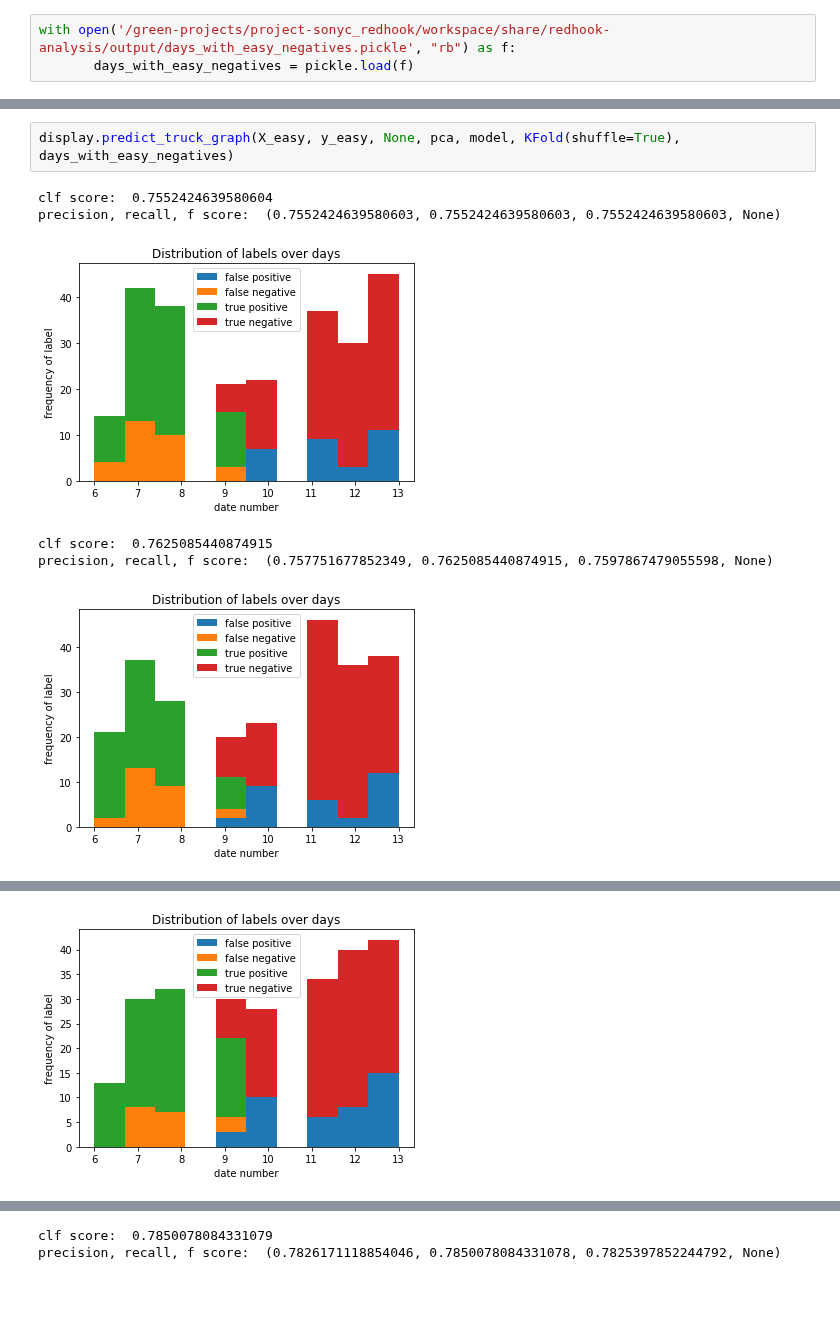
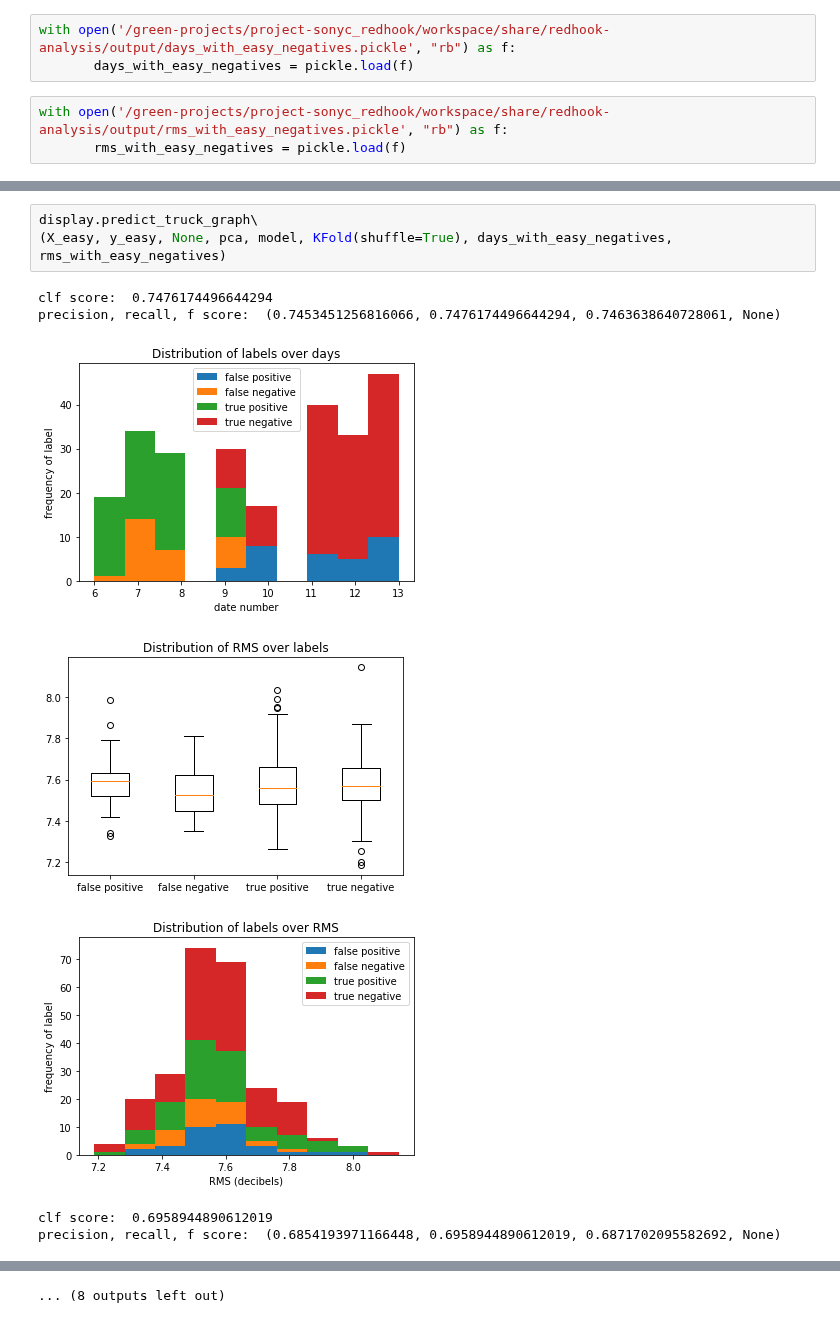
Before and after one commit to marin-hyatt/public-redhook-analysis, a Jupyter notebook: notebooks/Example_Model.ipynb, the cells around one changed output, grey strips where cells are left out. Cells and saved outputs as stored; diff of their text form; blank space fills up the shorter version.

```diff
--- a/notebooks/Example_Model.ipynb
+++ b/notebooks/Example_Model.ipynb
@@ -28,3 +28,6 @@ with open('/green-projects/project-sonyc_redhook/workspace/share/redhook-analysi
 # %%
 with open('/green-projects/project-sonyc_redhook/workspace/share/redhook-analysis/output/days_with_easy_negatives.pickle', "rb") as f:
        days_with_easy_negatives = pickle.load(f)
+# %%
+with open('/green-projects/project-sonyc_redhook/workspace/share/redhook-analysis/output/rms_with_easy_negatives.pickle', "rb") as f:
+       rms_with_easy_negatives = pickle.load(f)
@@ -31,9 +37,11 @@ with open('/green-projects/project-sonyc_redhook/workspace/share/redhook-analysi
 # %%
-display.predict_truck_graph(X_easy, y_easy, None, pca, model, KFold(shuffle=True), days_with_easy_negatives)
+display.predict_truck_graph\
+(X_easy, y_easy, None, pca, model, KFold(shuffle=True), days_with_easy_negatives, rms_with_easy_negatives)
 # %% [output]
-clf score:  0.7552424639580604
-precision, recall, f score:  (0.7552424639580603, 0.7552424639580603, 0.7552424639580603, None)
+clf score:  0.7476174496644294
+precision, recall, f score:  (0.7453451256816066, 0.7476174496644294, 0.7463638640728061, None)
-[figure, old version]
+[figure, new version]
+[figure, new version]
+[figure, new version]
-clf score:  0.7625085440874915
-precision, recall, f score:  (0.757751677852349, 0.7625085440874915, 0.7597867479055598, None)
+clf score:  0.6958944890612019
+precision, recall, f score:  (0.6854193971166448, 0.6958944890612019, 0.6871702095582692, None)
-[figure, old version]
@@ -42 +52,0 @@ precision, recall, f score:  (0.7533316082287489, 0.7687714481811943, 0.75359546
-[figure, old version]
@@ -43,2 +56 @@ precision, recall, f score:  (0.7533316082287489, 0.7687714481811943, 0.75359546
-clf score:  0.7850078084331079
-precision, recall, f score:  (0.7826171118854046, 0.7850078084331078, 0.7825397852244792, None)
+... (8 outputs left out)
```
Also changed, not shown: parts of 2 cells of this notebook, 4 other files.
